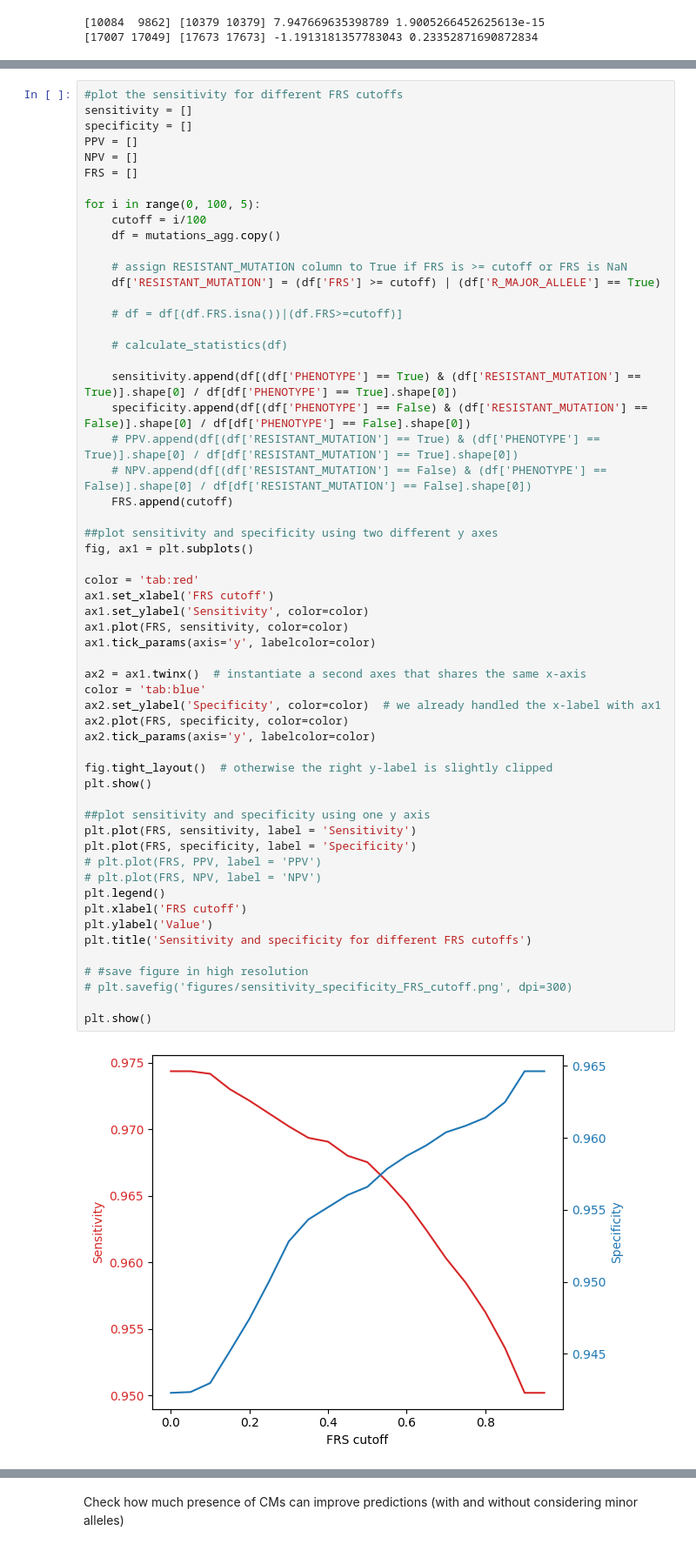
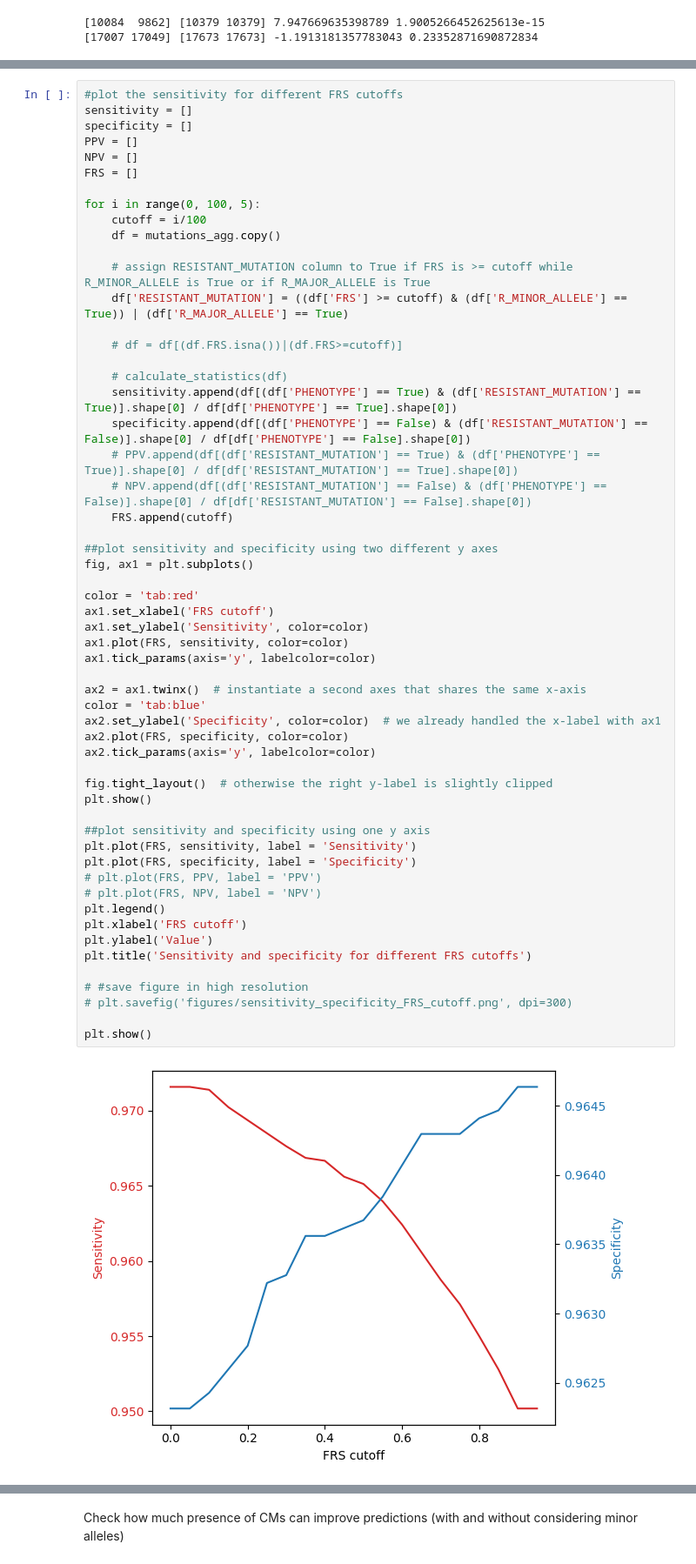
Before and after one commit to fowler-lab/tb-rnap-subpopulations, a Jupyter notebook: Reproduce_Figures.ipynb, the cells around one changed output, grey strips where cells are left out. Shown at 87% size. Saved outputs shown, nothing was run; the diff lists cells and outputs as text.

```diff
--- a/Reproduce_Figures.ipynb
+++ b/Reproduce_Figures.ipynb
@@ -284,13 +281,12 @@ for i in range(0, 100, 5):
     cutoff = i/100
     df = mutations_agg.copy()
 
-    # assign RESISTANT_MUTATION column to True if FRS is >= cutoff or FRS is NaN
-    df['RESISTANT_MUTATION'] = (df['FRS'] >= cutoff) | (df['R_MAJOR_ALLELE'] == True)
+    # assign RESISTANT_MUTATION column to True if FRS is >= cutoff while R_MINOR_ALLELE is True or if R_MAJOR_ALLELE is True
+    df['RESISTANT_MUTATION'] = ((df['FRS'] >= cutoff) & (df['R_MINOR_ALLELE'] == True)) | (df['R_MAJOR_ALLELE'] == True)
 
     # df = df[(df.FRS.isna())|(df.FRS>=cutoff)]
 
     # calculate_statistics(df)
-
     sensitivity.append(df[(df['PHENOTYPE'] == True) & (df['RESISTANT_MUTATION'] == True)].shape[0] / df[df['PHENOTYPE'] == True].shape[0])
     specificity.append(df[(df['PHENOTYPE'] == False) & (df['RESISTANT_MUTATION'] == False)].shape[0] / df[df['PHENOTYPE'] == False].shape[0])
     # PPV.append(df[(df['RESISTANT_MUTATION'] == True) & (df['PHENOTYPE'] == True)].shape[0] / df[df['RESISTANT_MUTATION'] == True].shape[0])
@@ -303,31 +299,31 @@ fig, ax1 = plt.subplots()
 color = 'tab:red'
 ax1.set_xlabel('FRS cutoff')
 ax1.set_ylabel('Sensitivity', color=color)
 ax1.plot(FRS, sensitivity, color=color)
 ax1.tick_params(axis='y', labelcolor=color)
 
 ax2 = ax1.twinx()  # instantiate a second axes that shares the same x-axis
 color = 'tab:blue'
 ax2.set_ylabel('Specificity', color=color)  # we already handled the x-label with ax1
 ax2.plot(FRS, specificity, color=color)
 ax2.tick_params(axis='y', labelcolor=color)
 
 fig.tight_layout()  # otherwise the right y-label is slightly clipped
 plt.show()
 
 ##plot sensitivity and specificity using one y axis
 plt.plot(FRS, sensitivity, label = 'Sensitivity')
 plt.plot(FRS, specificity, label = 'Specificity')
 # plt.plot(FRS, PPV, label = 'PPV')
 # plt.plot(FRS, NPV, label = 'NPV')
 plt.legend()
 plt.xlabel('FRS cutoff')
 plt.ylabel('Value')
 plt.title('Sensitivity and specificity for different FRS cutoffs')
 
 # #save figure in high resolution
 # plt.savefig('figures/sensitivity_specificity_FRS_cutoff.png', dpi=300)
 
 plt.show()
 # %% [output]
-[figure, old version]
+[figure, new version]
```
Also changed, not shown: parts of 5 cells of this notebook.
